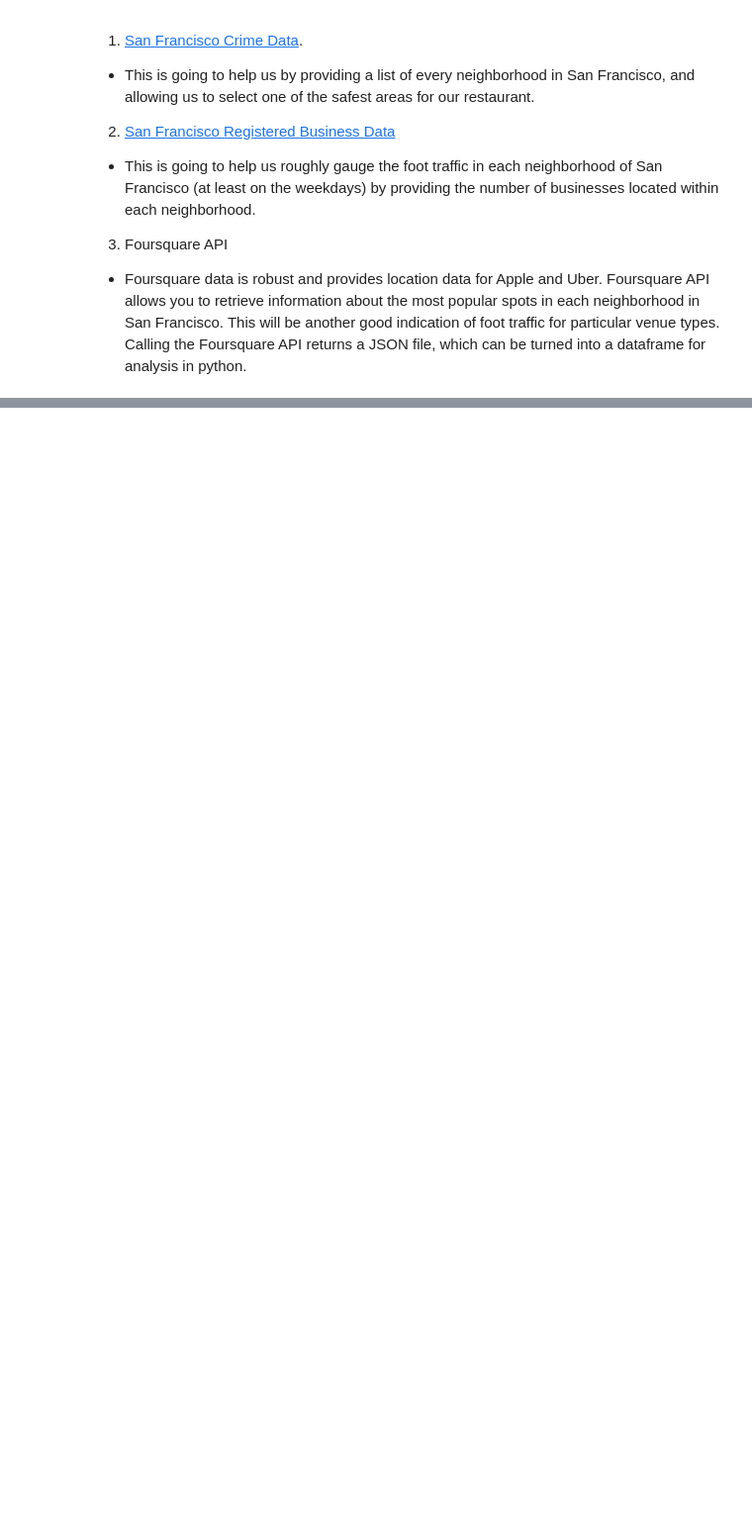
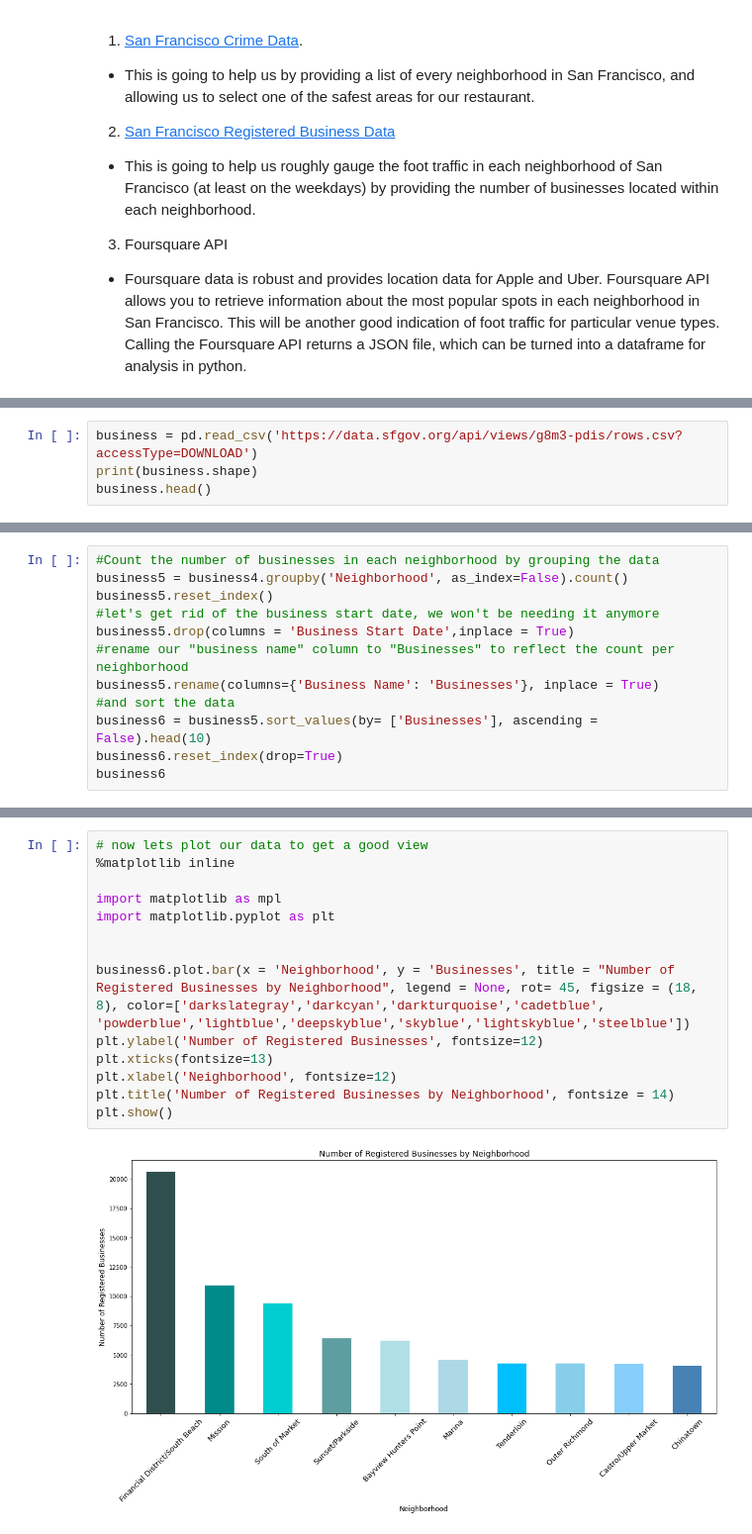
Before and after one commit to dipeshmerai/dipeshmerai, a Jupyter notebook: Dipesh San Francisco Restaurant Foursquare API .ipynb, the cells around one changed output, grey strips where cells are left out. Shown at 99% size. Saved outputs shown, nothing was run; the diff lists cells and outputs as text; blank space fills up the shorter version.

```diff
--- a/Dipesh San Francisco Restaurant Foursquare API .ipynb
+++ b/Dipesh San Francisco Restaurant Foursquare API .ipynb
@@ -34,0 +95,4 @@ Altogether, we are looking at three sets of data for our analysis:
+# %%
+business = pd.read_csv('https://data.sfgov.org/api/views/g8m3-pdis/rows.csv?accessType=DOWNLOAD')
+print(business.shape)
+business.head()
@@ -34,0 +142,12 @@ Altogether, we are looking at three sets of data for our analysis:
+# %%
+#Count the number of businesses in each neighborhood by grouping the data
+business5 = business4.groupby('Neighborhood', as_index=False).count()
+business5.reset_index()
+#let's get rid of the business start date, we won't be needing it anymore
+business5.drop(columns = 'Business Start Date',inplace = True)
+#rename our "business name" column to "Businesses" to reflect the count per neighborhood
+business5.rename(columns={'Business Name': 'Businesses'}, inplace = True)
+#and sort the data
+business6 = business5.sort_values(by= ['Businesses'], ascending = False).head(10)
+business6.reset_index(drop=True)
+business6
@@ -34,0 +191,16 @@ Altogether, we are looking at three sets of data for our analysis:
+# %%
+# now lets plot our data to get a good view
+%matplotlib inline
+
+import matplotlib as mpl
+import matplotlib.pyplot as plt
+
+
+business6.plot.bar(x = 'Neighborhood', y = 'Businesses', title = "Number of Registered Businesses by Neighborhood", legend = None, rot= 45, figsize = (18, 8), color=['darkslategray','darkcyan','darkturquoise','cadetblue', 'powderblue','lightblue','deepskyblue','skyblue','lightskyblue','steelblue'])
+plt.ylabel('Number of Registered Businesses', fontsize=12)
+plt.xticks(fontsize=13)
+plt.xlabel('Neighborhood', fontsize=12)
+plt.title('Number of Registered Businesses by Neighborhood', fontsize = 14)
+plt.show()
+# %% [output]
+[figure, added]
```
Also changed, not shown: parts of 56 cells of this notebook.
